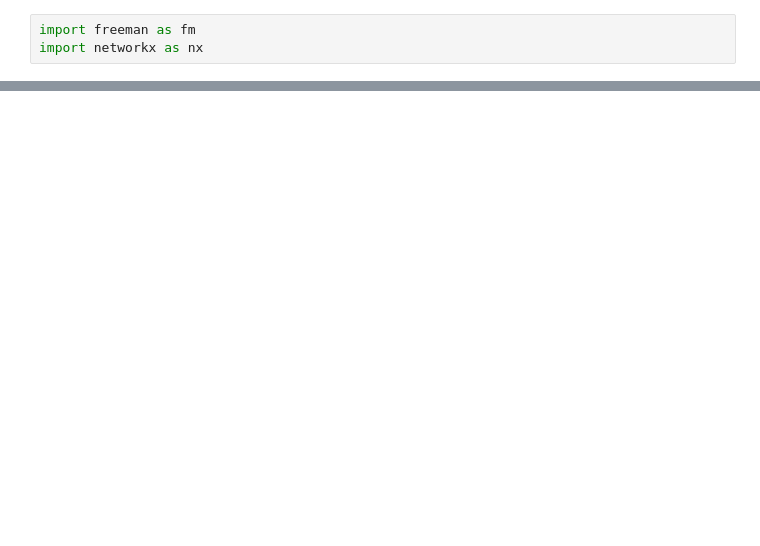
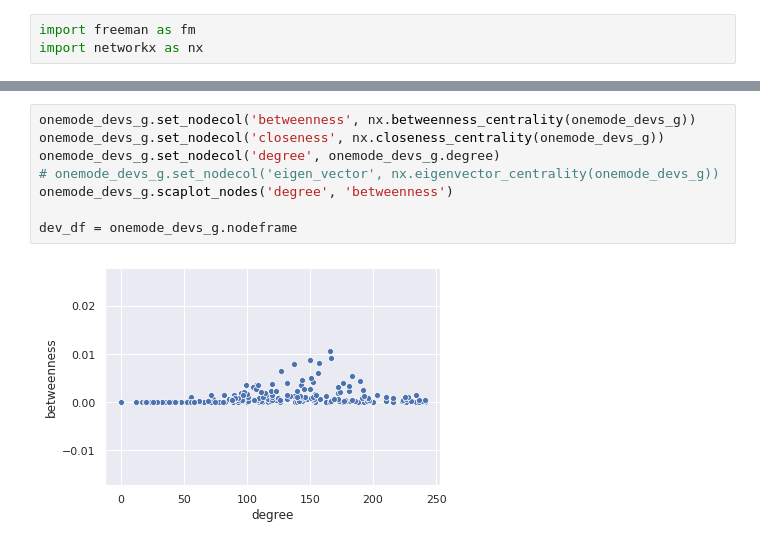
Before and after one commit to brunoartc/RedesSociais, a Jupyter notebook: dev_repos.ipynb, the cells around one changed output, grey strips where cells are left out. Drawn from its saved outputs; the diff is of its cells as text; blank space fills up the shorter version.

```diff
--- a/dev_repos.ipynb
+++ b/dev_repos.ipynb
@@ -82,0 +134,10 @@ onemode_devs_g.interact()
+# %%
+onemode_devs_g.set_nodecol('betweenness', nx.betweenness_centrality(onemode_devs_g))
+onemode_devs_g.set_nodecol('closeness', nx.closeness_centrality(onemode_devs_g))
+onemode_devs_g.set_nodecol('degree', onemode_devs_g.degree)
+# onemode_devs_g.set_nodecol('eigen_vector', nx.eigenvector_centrality(onemode_devs_g))
+onemode_devs_g.scaplot_nodes('degree', 'betweenness')
+
+dev_df = onemode_devs_g.nodeframe
+# %% [output]
+[figure, added]
```
Also changed, not shown: parts of 19 cells of this notebook, 3 other files.
